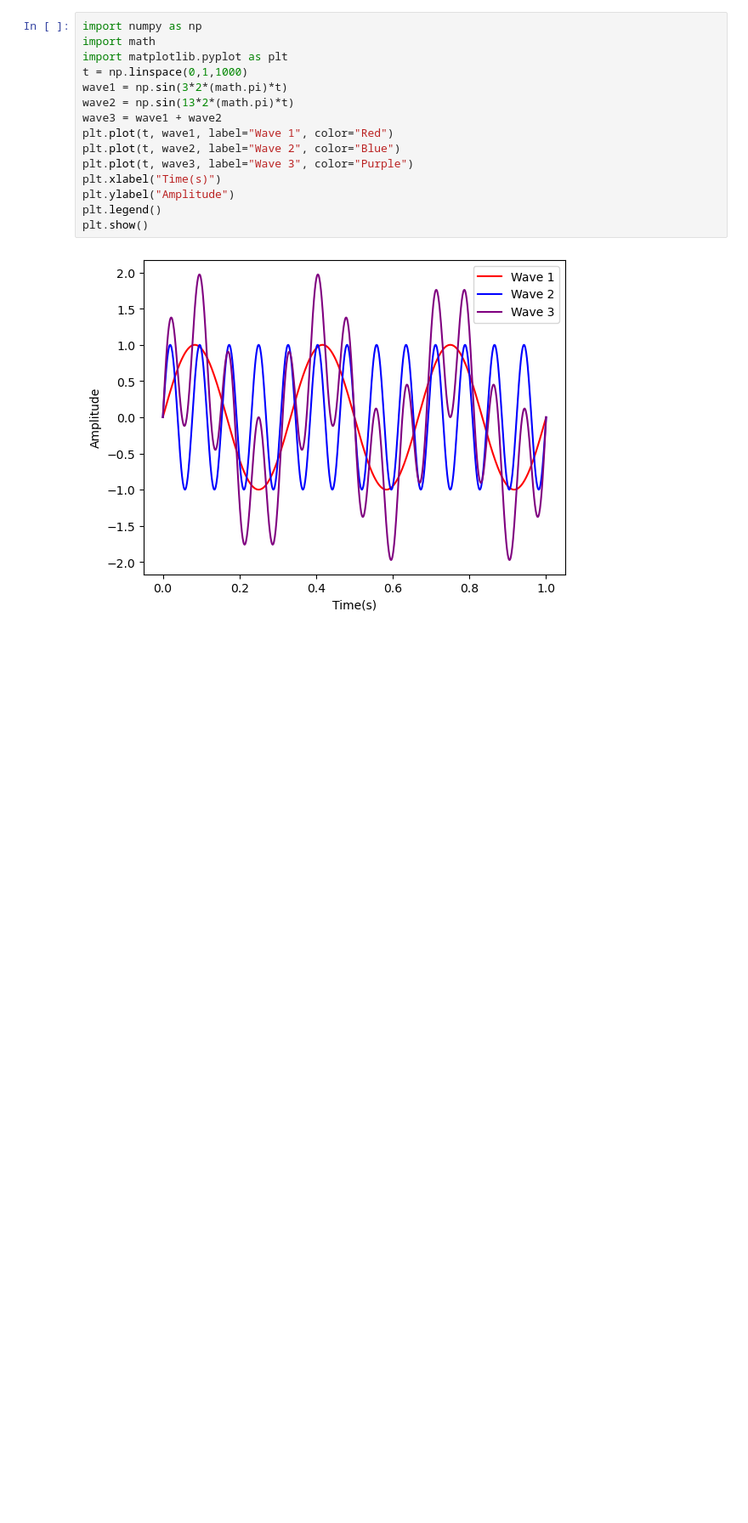
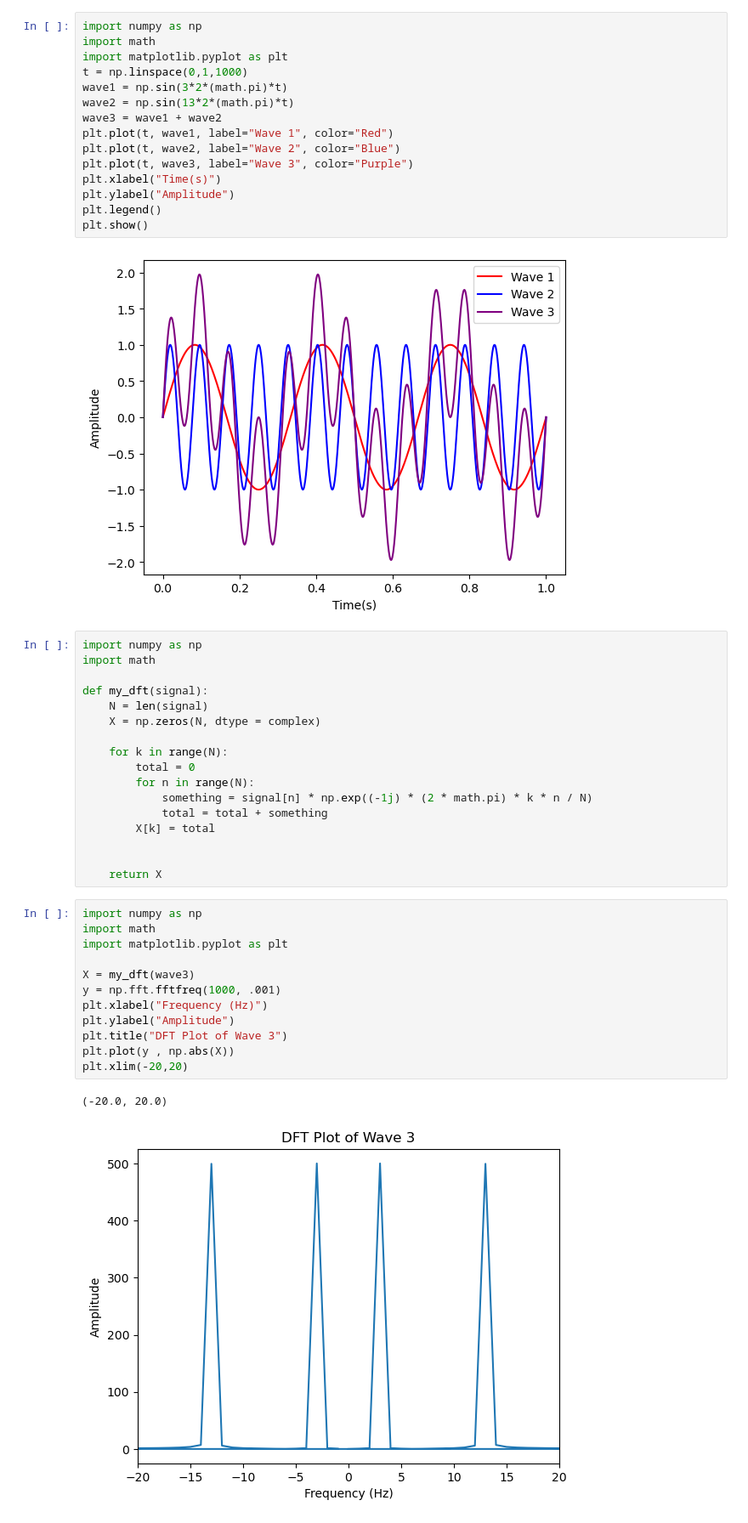
Before and after one commit to VanJessup-Dascher/ligo-gw-analysis, a Jupyter notebook: notebooks/01_fourier_transform_basics.ipynb, the cells around one changed output. Shown at 85% size. Cells and saved outputs as stored; diff of their text form; blank space fills up the shorter version.

Commit message:
implement DFT from scratch, verify two frequency spikes at 3Hz and 13 Hz

```diff
--- a/notebooks/01_fourier_transform_basics.ipynb
+++ b/notebooks/01_fourier_transform_basics.ipynb
@@ -15,3 +15,35 @@ plt.legend()
 plt.show()
 # %% [output]
 [figure]
+# %%
+import numpy as np
+import math
+
+def my_dft(signal):
+    N = len(signal)
+    X = np.zeros(N, dtype = complex)
+
+    for k in range(N):
+        total = 0
+        for n in range(N):
+            something = signal[n] * np.exp((-1j) * (2 * math.pi) * k * n / N)
+            total = total + something
+        X[k] = total
+
+
+    return X
+# %%
+import numpy as np
+import math
+import matplotlib.pyplot as plt
+
+X = my_dft(wave3)
+y = np.fft.fftfreq(1000, .001)
+plt.xlabel("Frequency (Hz)")
+plt.ylabel("Amplitude")
+plt.title("DFT Plot of Wave 3")
+plt.plot(y , np.abs(X))
+plt.xlim(-20,20)
+# %% [output]
+(-20.0, 20.0)
+[figure, added]
```
Also changed, not shown: parts of 1 cell of this notebook.
